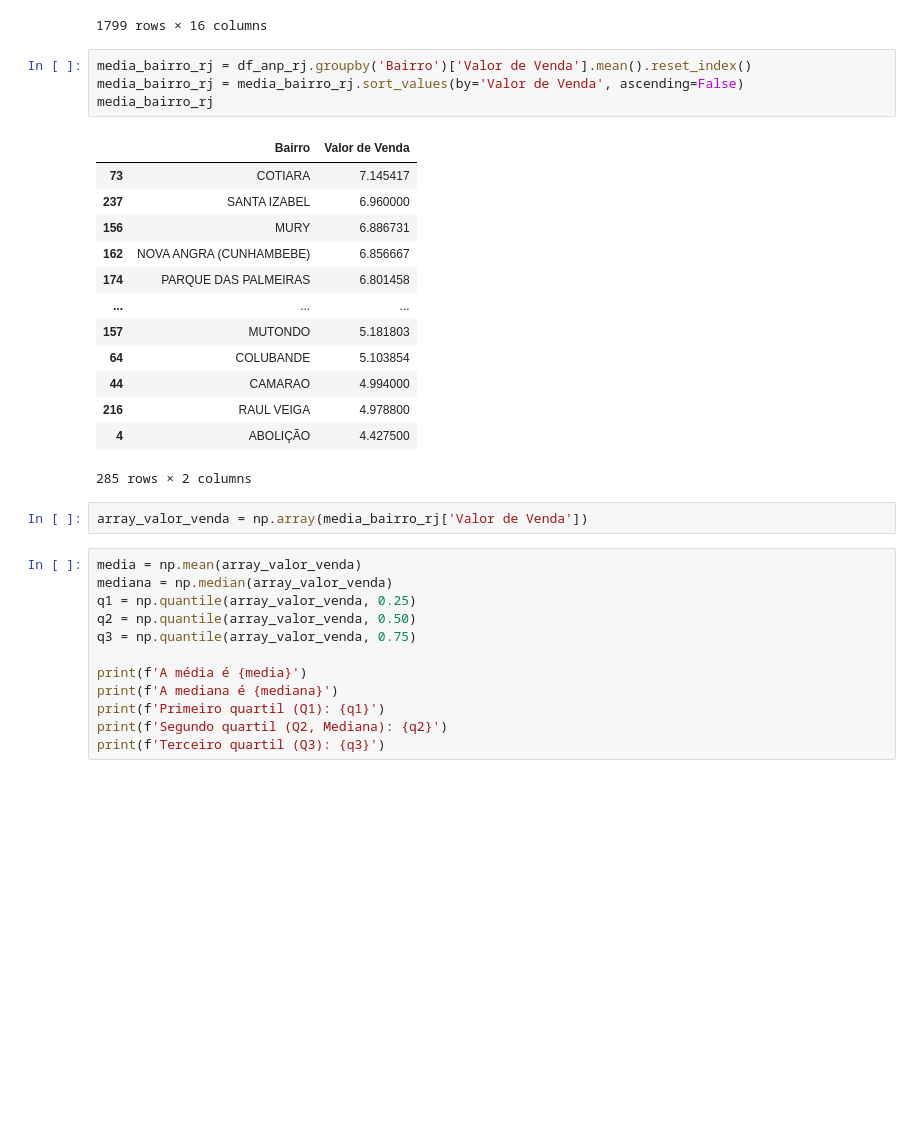
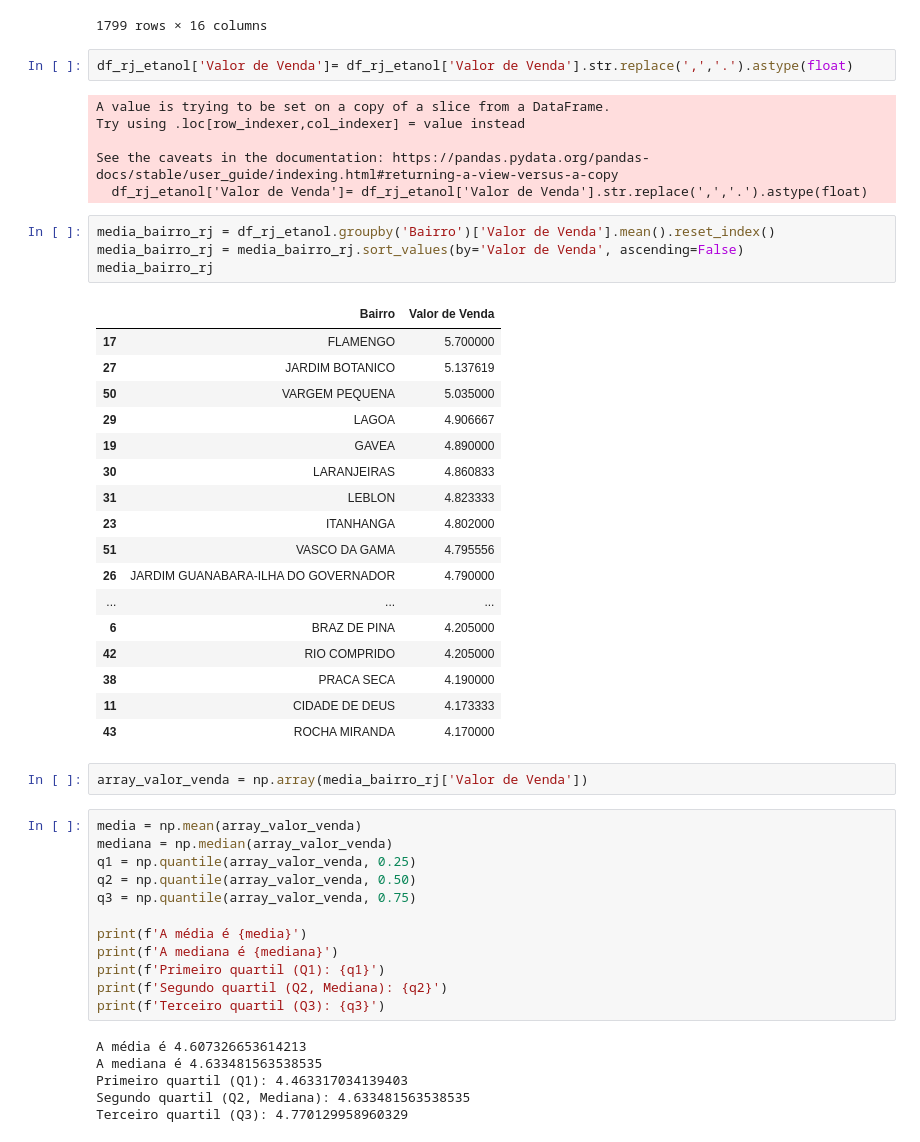
Before and after one commit to annemVem/aulapython_senac, a Jupyter notebook: Aula.quartis.ipynb, the cells around one changed output. Drawn from its saved outputs; the diff is of its cells as text; blank space fills up the shorter version.

```diff
--- a/Aula.quartis.ipynb
+++ b/Aula.quartis.ipynb
@@ -146,24 +139,36 @@ df_rj_etanol
 | 418842 | SE | RJ | RIO DE JANEIRO | AUTO POSTO LUAR DA RIO SANTOS II ... | 11.217.808/0001-41 | ESTRADA DO GUANDU ESQ.C/ BR 101 | SN | ... |
 | 419214 | SE | RJ | RIO DE JANEIRO | AUTO POSTO LUAR DA RIO SANTOS I LTDA | 11.103.499/0001-89 | ESTRADA DO GANDU ESQ C/BR101 | SN | ... |
 1799 rows × 16 columns
+# %%
+df_rj_etanol['Valor de Venda']= df_rj_etanol['Valor de Venda'].str.replace(',','.').astype(float)
+# %% [output]
+A value is trying to be set on a copy of a slice from a DataFrame.
+Try using .loc[row_indexer,col_indexer] = value instead
+
+See the caveats in the documentation: https://pandas.pydata.org/pandas-docs/stable/user_guide/indexing.html#returning-a-view-versus-a-copy
+  df_rj_etanol['Valor de Venda']= df_rj_etanol['Valor de Venda'].str.replace(',','.').astype(float)
 # %%
-media_bairro_rj = df_anp_rj.groupby('Bairro')['Valor de Venda'].mean().reset_index()
+media_bairro_rj = df_rj_etanol.groupby('Bairro')['Valor de Venda'].mean().reset_index()
 media_bairro_rj = media_bairro_rj.sort_values(by='Valor de Venda', ascending=False)
 media_bairro_rj
 # %% [output]
 |  | Bairro | Valor de Venda |
-| 73 | COTIARA | 7.145417 |
-| 237 | SANTA IZABEL | 6.960000 |
-| 156 | MURY | 6.886731 |
-| 162 | NOVA ANGRA (CUNHAMBEBE) | 6.856667 |
-| 174 | PARQUE DAS PALMEIRAS | 6.801458 |
+| 17 | FLAMENGO | 5.700000 |
+| 27 | JARDIM BOTANICO | 5.137619 |
+| 50 | VARGEM PEQUENA | 5.035000 |
+| 29 | LAGOA | 4.906667 |
+| 19 | GAVEA | 4.890000 |
+| 30 | LARANJEIRAS | 4.860833 |
+| 31 | LEBLON | 4.823333 |
+| 23 | ITANHANGA | 4.802000 |
+| 51 | VASCO DA GAMA | 4.795556 |
+| 26 | JARDIM GUANABARA-ILHA DO GOVERNADOR | 4.790000 |
 | ... | ... | ... |
-| 157 | MUTONDO | 5.181803 |
-| 64 | COLUBANDE | 5.103854 |
-| 44 | CAMARAO | 4.994000 |
-| 216 | RAUL VEIGA | 4.978800 |
-| 4 | ABOLIÇÃO | 4.427500 |
+| 6 | BRAZ DE PINA | 4.205000 |
+| 42 | RIO COMPRIDO | 4.205000 |
+| 38 | PRACA SECA | 4.190000 |
+| 11 | CIDADE DE DEUS | 4.173333 |
+| 43 | ROCHA MIRANDA | 4.170000 |
-285 rows × 2 columns
 # %%
 array_valor_venda = np.array(media_bairro_rj['Valor de Venda'])
 # %%
@@ -178,4 +183,10 @@ print(f'A mediana é {mediana}')
 print(f'Primeiro quartil (Q1): {q1}')
 print(f'Segundo quartil (Q2, Mediana): {q2}')
 print(f'Terceiro quartil (Q3): {q3}')
+# %% [output]
+A média é 4.607326653614213
+A mediana é 4.633481563538535
+Primeiro quartil (Q1): 4.463317034139403
+Segundo quartil (Q2, Mediana): 4.633481563538535
+Terceiro quartil (Q3): 4.770129958960329
 # %%
```
Also changed, not shown: parts of 2 cells of this notebook, 2 other files.
